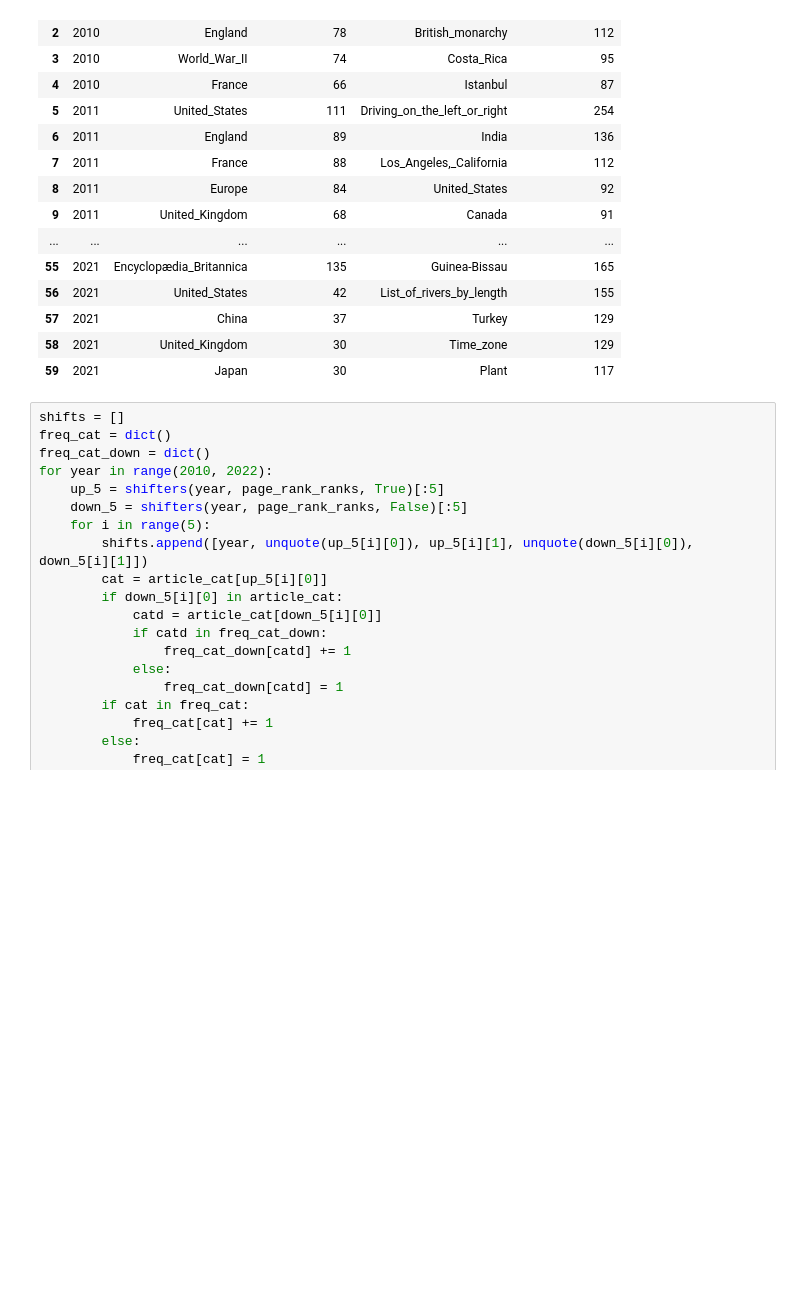
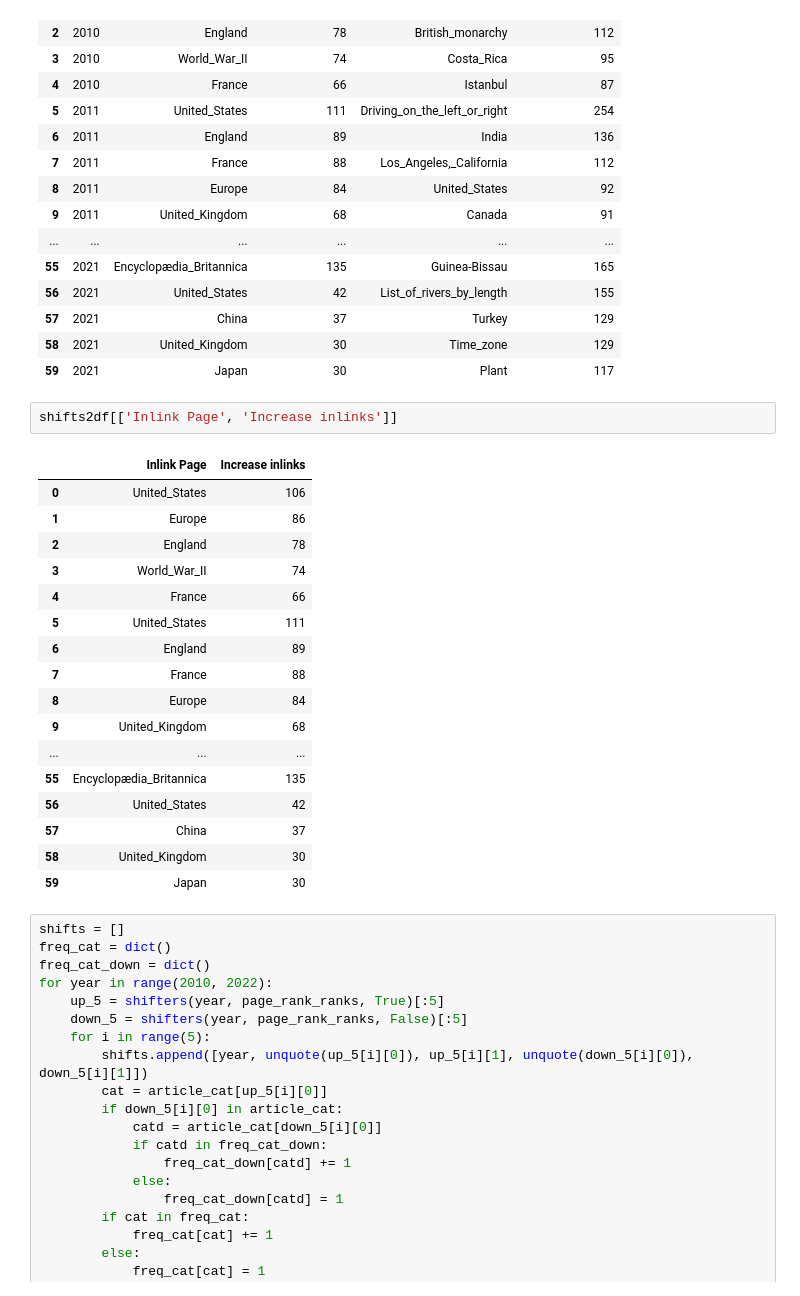
Before and after one commit to epfl-ada/ada-2022-project-deadmaus, a Jupyter notebook: rank_movers.ipynb, the cells around one changed output. Drawn from its saved outputs; the diff is of its cells as text; blank space fills up the shorter version.

```diff
--- a/rank_movers.ipynb
+++ b/rank_movers.ipynb
@@ -119,6 +123,26 @@ shifts2df
 | 57 | 2021 | China | 37 | Turkey | 129 |
 | 58 | 2021 | United_Kingdom | 30 | Time_zone | 129 |
 | 59 | 2021 | Japan | 30 | Plant | 117 |
+# %%
+shifts2df[['Inlink Page', 'Increase inlinks']]
+# %% [output]
+|  | Inlink Page | Increase inlinks |
+| 0 | United_States | 106 |
+| 1 | Europe | 86 |
+| 2 | England | 78 |
+| 3 | World_War_II | 74 |
+| 4 | France | 66 |
+| 5 | United_States | 111 |
+| 6 | England | 89 |
+| 7 | France | 88 |
+| 8 | Europe | 84 |
+| 9 | United_Kingdom | 68 |
+| ... | ... | ... |
+| 55 | Encyclopædia_Britannica | 135 |
+| 56 | United_States | 42 |
+| 57 | China | 37 |
+| 58 | United_Kingdom | 30 |
+| 59 | Japan | 30 |
 # %%
 shifts = []
 freq_cat = dict()
```
Also changed, not shown: parts of 3 cells of this notebook.
